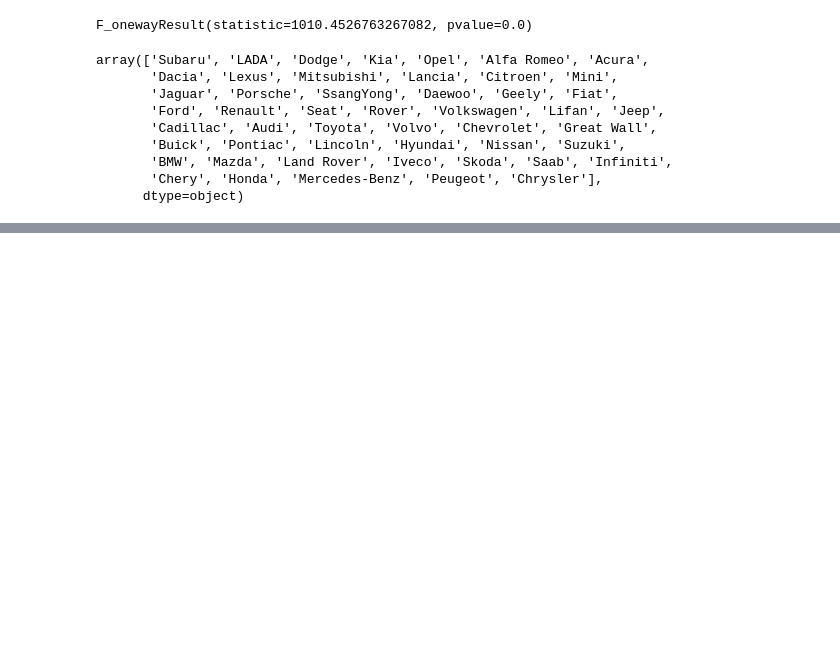
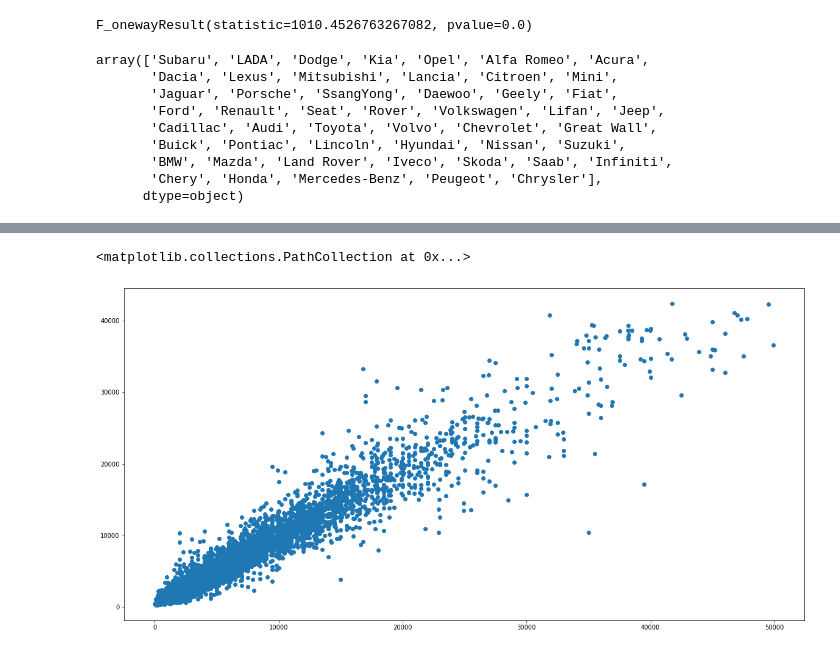
Before and after one commit to antoneev/travelrecommender, a Jupyter notebook: model/Used Cars.ipynb, the cells around one changed output, grey strips where cells are left out. Saved outputs shown, nothing was run; the diff lists cells and outputs as text; code cells hidden in the pictures; blank space fills up the shorter version.

```diff
--- a/Used Cars.ipynb
+++ b/model/Used Cars.ipynb
@@ -969,0 +919,21 @@ Name: price_usd_log, dtype: float64
+# %%
+from sklearn.ensemble import RandomForestRegressor
+rf = RandomForestRegressor()
+
+rf.fit(X_train,y_train)
+
+#Predicting training data
+pred_train_rf= rf.predict(X_train)
+print('Training Data RMSE:')
+print(np.sqrt(mean_squared_error(y_train,pred_train_rf)))
+print('Training Data R-square:')
+print(r2_score(y_train, pred_train_rf))
+
+print('-----------------')
+
+#Predicting testing data
+pred_test_rf= rf.predict(X_test)
+print('Testing Data RMSE:')
+print(np.sqrt(mean_squared_error(y_test,pred_test_rf)))
+print('Testing Data R-square:')
+print(r2_score(y_test, pred_test_rf))
@@ -969,0 +950,5 @@ Name: price_usd_log, dtype: float64
+# %%
+plt.scatter(y_test,pred_test_rf)
+# %% [output]
+<matplotlib.collections.PathCollection at 0x...>
+[figure, added]
```
Also changed, not shown: parts of 63 cells of this notebook, 6 other files.
